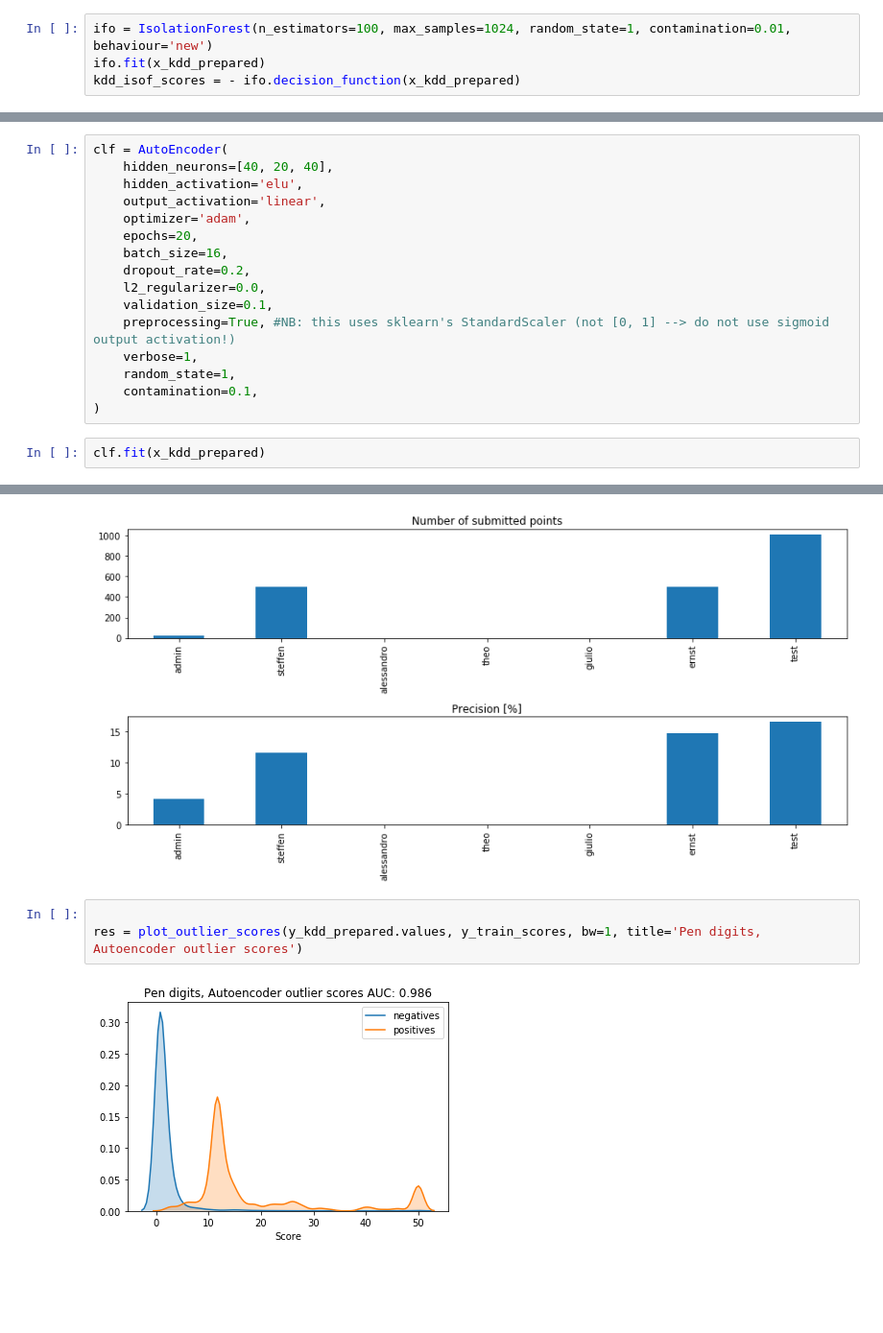
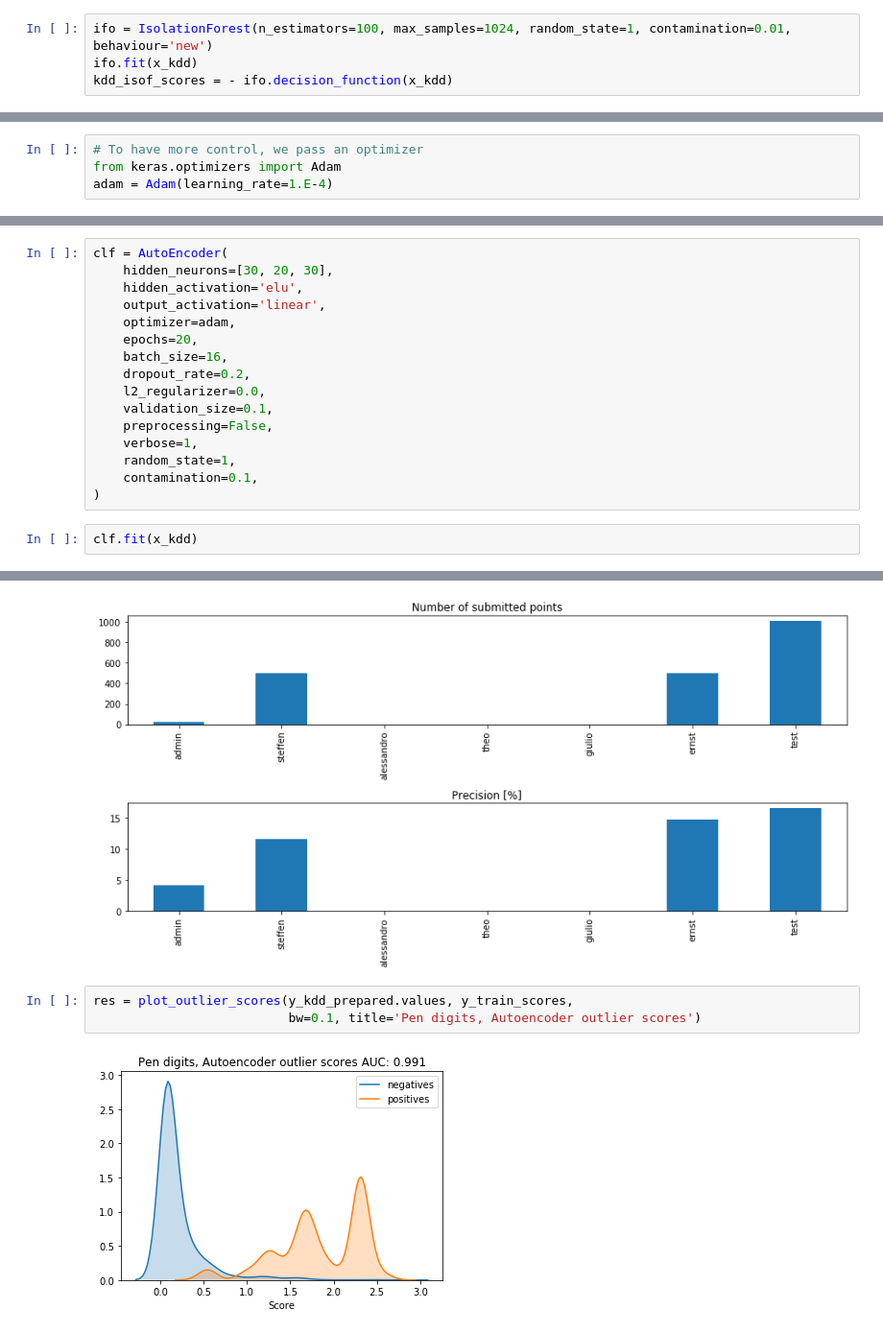
Before and after one commit to amld/workshop-unsupervised-fraud, a Jupyter notebook: notebooks/solutions_part2.ipynb, the cells around one changed output, grey strips where cells are left out. Shown: that part at 96% size. Saved outputs shown, nothing was run; the diff lists cells and outputs as text; blank space fills up the shorter version.

Commit message:
Changes to notebook and assert for plotting in outlierutils

```diff
--- a/notebooks/solutions_part2.ipynb
+++ b/notebooks/solutions_part2.ipynb
@@ -145,8 +128,8 @@ total precision: 14.80%
 ## 2. Isolation Forest
 # %%
 ifo = IsolationForest(n_estimators=100, max_samples=1024, random_state=1, contamination=0.01, behaviour='new')
-ifo.fit(x_kdd_prepared)
-kdd_isof_scores = - ifo.decision_function(x_kdd_prepared)
+ifo.fit(x_kdd)
+kdd_isof_scores = - ifo.decision_function(x_kdd)
 # %%
 ls_test = LabelSubmitter(username='test',
                            password='2718_',
@@ -185,0 +161,4 @@ x_kdd_prepared.shape
+# %%
+# To have more control, we pass an optimizer
+from keras.optimizers import Adam
+adam = Adam(learning_rate=1.E-4)
@@ -186,19 +184,19 @@ x_kdd_prepared.shape
 # %%
 clf = AutoEncoder(
-    hidden_neurons=[40, 20, 40],
+    hidden_neurons=[30, 20, 30],
     hidden_activation='elu',
     output_activation='linear',
-    optimizer='adam',
+    optimizer=adam,
     epochs=20,
     batch_size=16,
     dropout_rate=0.2,
     l2_regularizer=0.0,
     validation_size=0.1,
-    preprocessing=True, #NB: this uses sklearn's StandardScaler (not [0, 1] --> do not use sigmoid output activation!)
+    preprocessing=False,
     verbose=1,
     random_state=1,
     contamination=0.1,
 )
 # %%
-clf.fit(x_kdd_prepared)
+clf.fit(x_kdd)
 # %% [output]
@@ -265,7 +294,7 @@ ls_steffen.get_statistics('kdd')
 | test | 1010.0 | 168.0 | 16.633663 |
 [figure]
 # %%
-
-res = plot_outlier_scores(y_kdd_prepared.values, y_train_scores, bw=1, title='Pen digits, Autoencoder outlier scores')
+res = plot_outlier_scores(y_kdd_prepared.values, y_train_scores,
+                          bw=0.1, title='Pen digits, Autoencoder outlier scores')
 # %% [output]
-[figure, old version]
+[figure, new version]
```
Also changed, not shown: parts of 31 cells of this notebook, 6 other files.
